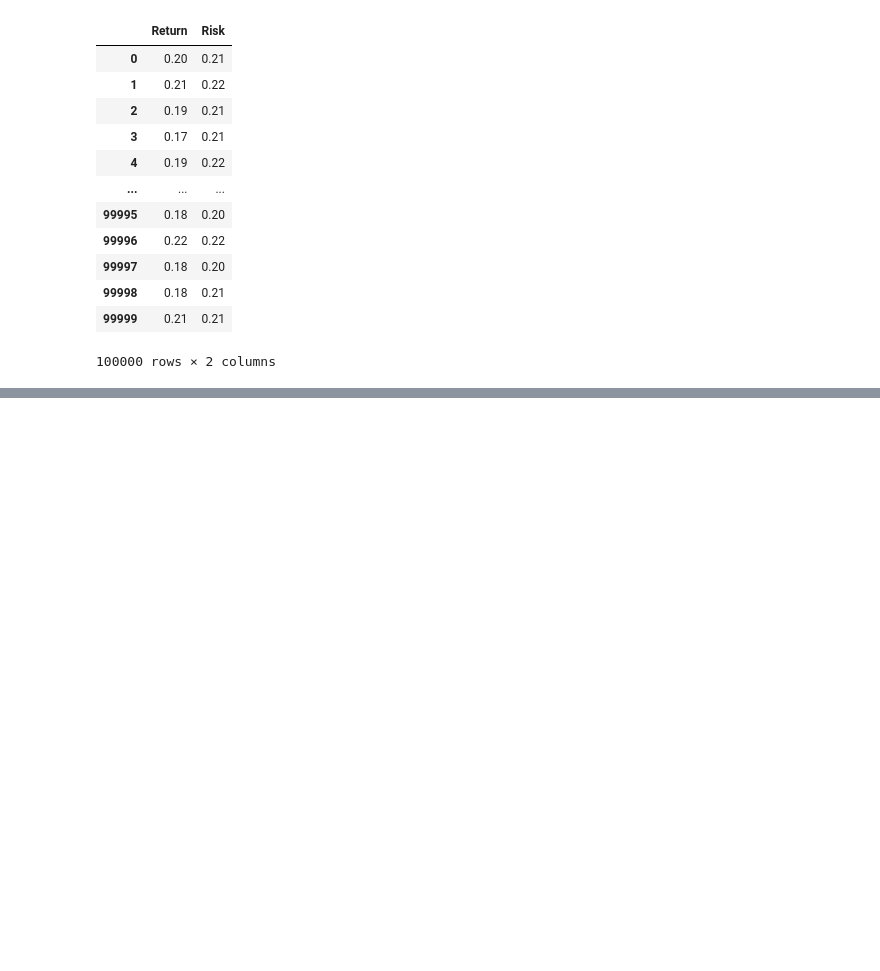
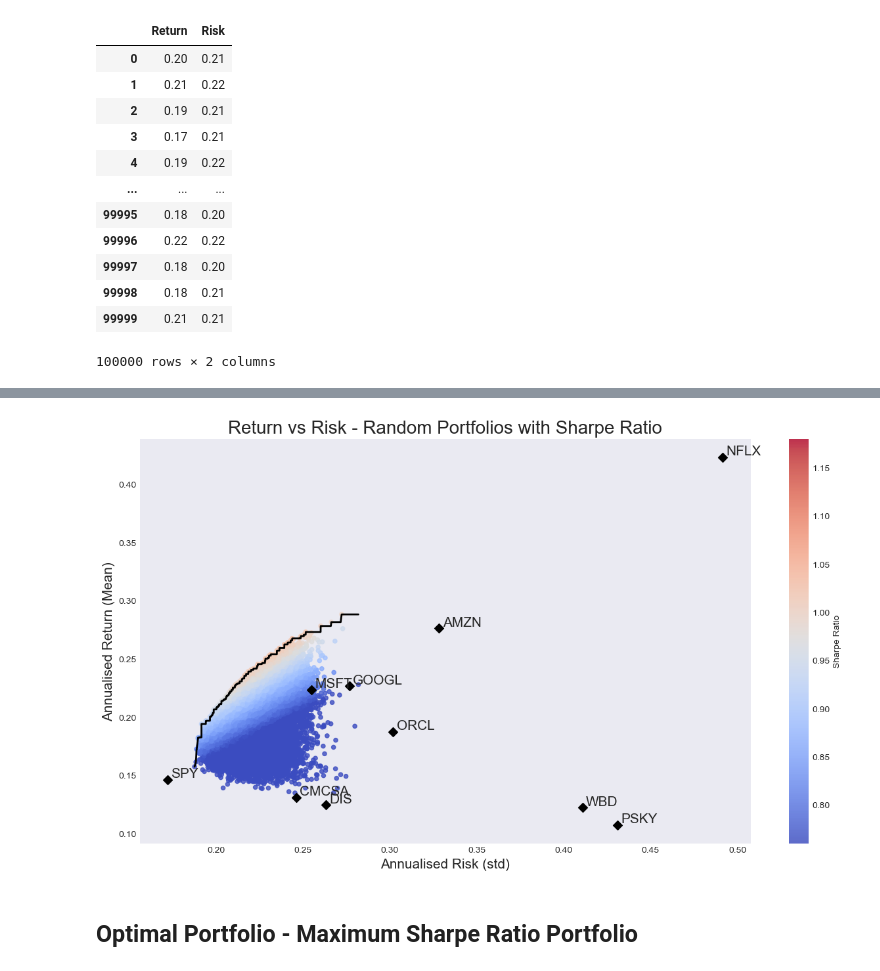
Before and after one commit to epifeni/BusinessFinanceAi, a Jupyter notebook: Finance_PSKY/NB_PSKY_PortfolioAnalysis.ipynb, the cells around one changed output, grey strips where cells are left out. Cells and saved outputs as stored; diff of their text form; code cells hidden in the pictures; blank space fills up the shorter version.

```diff
--- a/Finance_PSKY/NB_PSKY_PortfolioAnalysis.ipynb
+++ b/Finance_PSKY/NB_PSKY_PortfolioAnalysis.ipynb
@@ -505,0 +624,29 @@ plt.show()
+# %%
+# Build an empirical efficient frontier from the random portfolios
+# Sort by risk and keep the highest return seen so far (upper envelope)
+frontier = (port_summary
+            .sort_values("Risk")
+            .assign(cummax_ret=lambda df: df["Return"].cummax()))
+tvols = frontier["Risk"].values
+trets = frontier["cummax_ret"].values
+# %%
+plt.figure(figsize=(15,8))
+plt.scatter(port_summary.loc[:, 'Risk'], port_summary.loc[:, 'Return'], s = 20,
+            c = port_summary['Sharpe'], cmap='coolwarm', vmin=0.76, vmax=1.18, alpha=0.8)
+plt.colorbar(label='Sharpe Ratio')
+plt.scatter(summary.loc[:, 'Risk'], summary.loc[:, 'Return'], c='black', s=50, marker='D')
+
+for i in summary.index:
+    plt.annotate(text=i, xy=(summary.loc[i,'Risk']+0.002, summary.loc[i,'Return']+0.002), size=15)
+
+
+plt.plot(tvols, trets, "black", linewidth=2)  # plot the efficient frontier
+
+plt.xlabel('Annualised Risk (std)', fontsize=15)
+plt.ylabel('Annualised Return (Mean)', fontsize=15)
+plt.title('Return vs Risk - Random Portfolios with Sharpe Ratio', fontsize=20)
+plt.show()
+# %% [output]
+[figure, added]
+# %% [markdown]
+## Optimal Portfolio - Maximum Sharpe Ratio Portfolio
```
Also changed, not shown: parts of 49 cells of this notebook.
